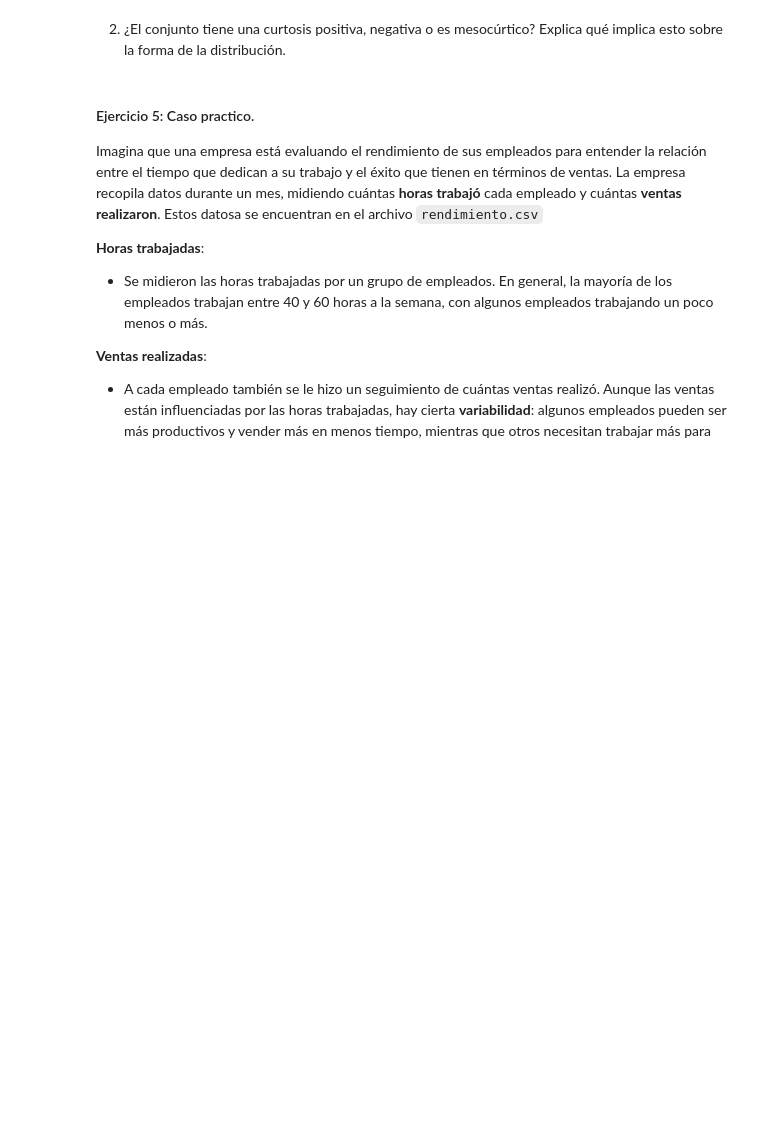
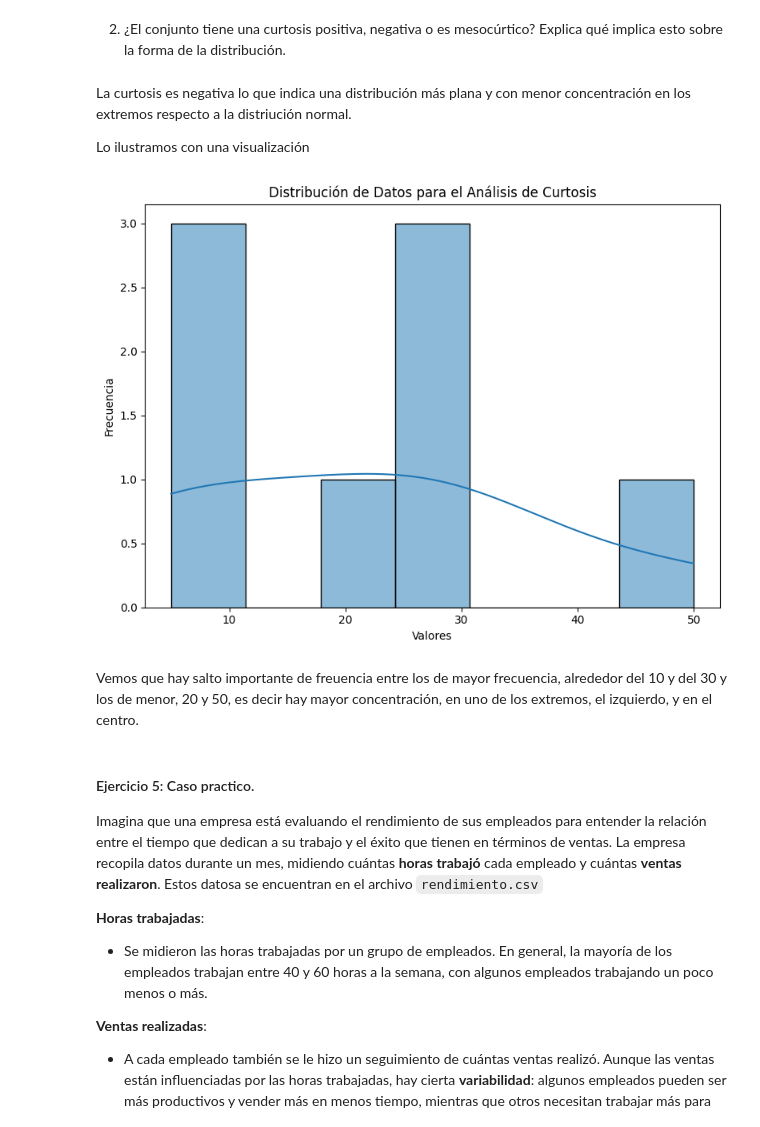
Before and after one commit to Rcm89/laboratorio-modulo6-leccion01-estadistica-descriptiva, a Jupyter notebook: laboratorio-modulo6-leccion01-estadistica-descriptiva.ipynb, the cells around one changed output. Cells and saved outputs as stored; diff of their text form; code cells hidden in the pictures; blank space fills up the shorter version.

```diff
--- a/laboratorio-modulo6-leccion01-estadistica-descriptiva.ipynb
+++ b/laboratorio-modulo6-leccion01-estadistica-descriptiva.ipynb
@@ -110,3 +146,19 @@ La asimetria es positica, indicando un ligero sesgo hacia la derecha, es decir,
+# %% [markdown]
+La curtosis es negativa lo que indica una distribución más plana y con menor concentración en los extremos respecto a la distriución normal.
+
+Lo ilustramos con una visualización
+# %%
+plt.figure(figsize=(8, 6))
+sns.histplot(datos, kde=True, bins=7)
+plt.title("Distribución de Datos para el Análisis de Curtosis")
+plt.xlabel("Valores")
+plt.ylabel("Frecuencia")
+plt.tight_layout()
+plt.show()
+# %% [output]
+[figure, added]
+# %% [markdown]
+Vemos que hay salto importante de freuencia entre los de mayor frecuencia, alrededor del 10 y del 30 y los de menor, 20 y 50, es decir hay mayor concentración, en uno de los extremos, el izquierdo, y  en el centro.
 # %% [markdown]
 #### Ejercicio 5: Caso practico.
 
```
Also changed, not shown: parts of 15 cells of this notebook.
